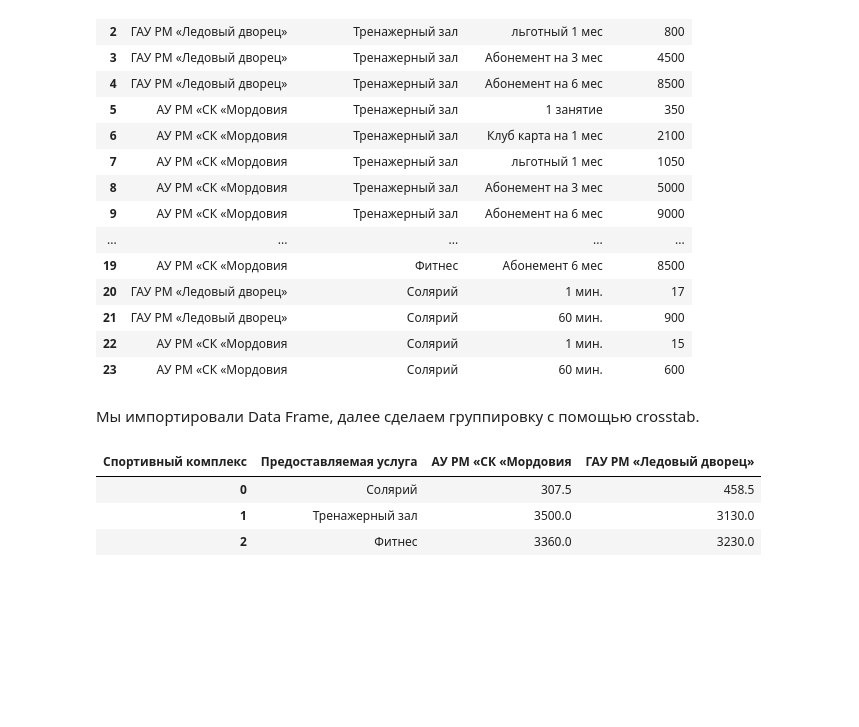
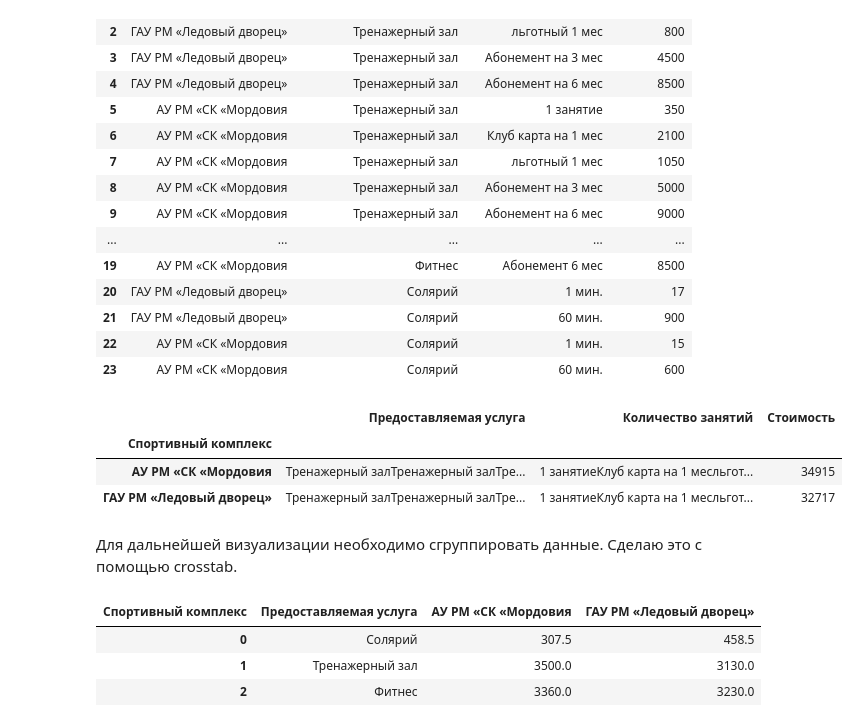
Before and after one commit to AleksandraPetrova97/graduate-project-analyst, a Jupyter notebook: 2 Практическая часть/1 Часть.ipynb, the cells around one changed output. Saved outputs shown, nothing was run; the diff lists cells and outputs as text; code cells hidden in the pictures; blank space fills up the shorter version.

```diff
--- a/2 Практическая часть/1 Часть.ipynb
+++ b/2 Практическая часть/1 Часть.ipynb
@@ -24,8 +29,17 @@ df
 | 21 | ГАУ РМ «Ледовый дворец» | Солярий | 60 мин. | 900 |
 | 22 | АУ РМ «СК «Мордовия | Солярий | 1 мин. | 15 |
 | 23 | АУ РМ «СК «Мордовия | Солярий | 60 мин. | 600 |
-# %% [markdown]
-Мы импортировали Data Frame, далее сделаем группировку с помощью crosstab.
+# %%
+grouped = df.groupby('Спортивный комплекс')
+grouped.groups
+grouped.sum()
+# %% [output]
+|  | Предоставляемая услуга | Количество занятий | Стоимость |
+| Спортивный комплекс |  |  |  |
+| АУ РМ «СК «Мордовия | Тренажерный залТренажерный залТре... | 1 занятиеКлуб карта на 1 месльгот... | 34915 |
+| ГАУ РМ «Ледовый дворец» | Тренажерный залТренажерный залТре... | 1 занятиеКлуб карта на 1 месльгот... | 32717 |
+# %% [markdown]
+Для дальнейшей визуализации необходимо сгруппировать данные. Сделаю это с помощью crosstab.
 # %%
 data = pd.crosstab(index=df['Предоставляемая услуга'],
                     columns=df['Спортивный комплекс'],
```
Also changed, not shown: parts of 11 cells of this notebook, 1 other file.
